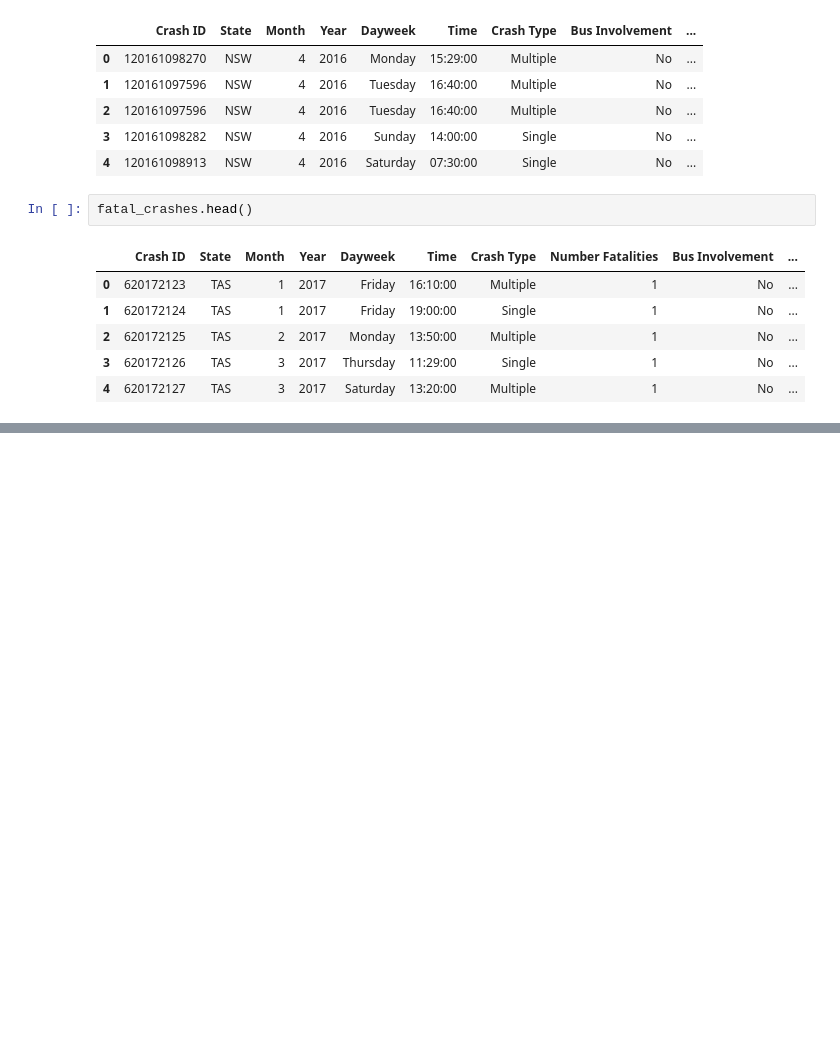
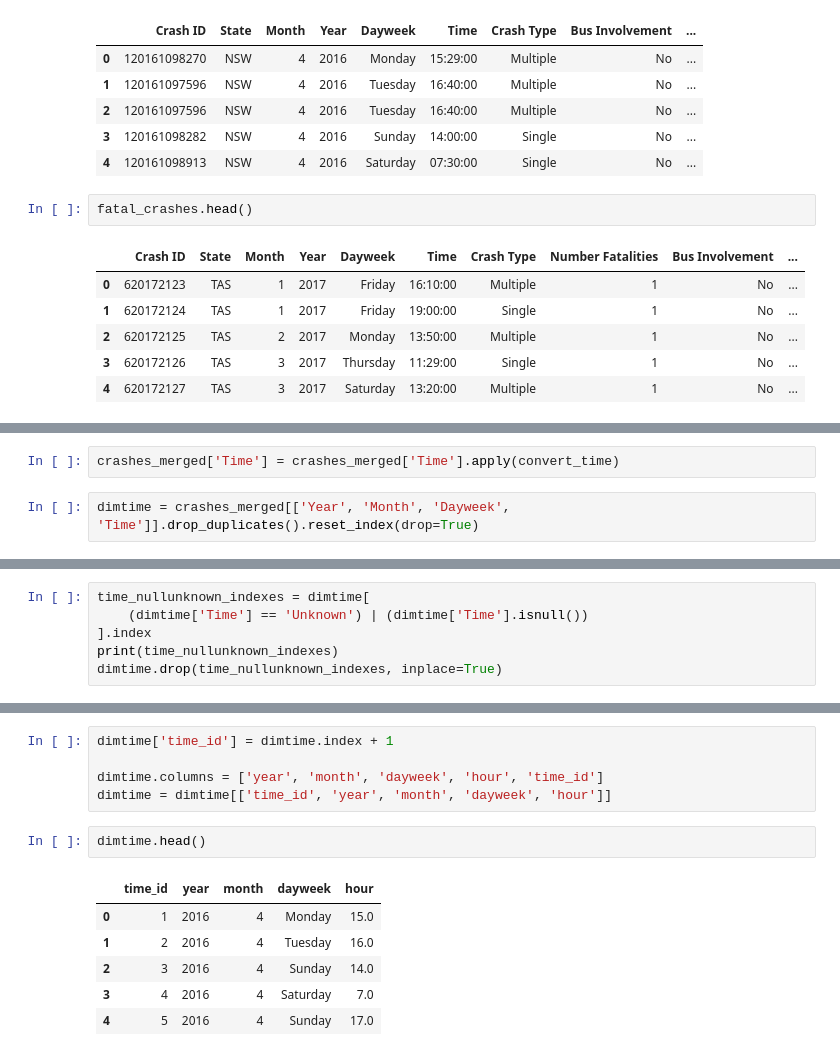
Before and after one commit to keanscott/datawarehousing_project1, a Jupyter notebook: project_1.ipynb, the cells around one changed output, grey strips where cells are left out. Cells and saved outputs as stored; diff of their text form; blank space fills up the shorter version.

```diff
--- a/project_1.ipynb
+++ b/project_1.ipynb
@@ -41,0 +157,4 @@ fatal_crashes.head()
+# %%
+crashes_merged['Time'] = crashes_merged['Time'].apply(convert_time)
+# %%
+dimtime = crashes_merged[['Year', 'Month', 'Dayweek', 'Time']].drop_duplicates().reset_index(drop=True)
@@ -41,0 +179,6 @@ fatal_crashes.head()
+# %%
+time_nullunknown_indexes = dimtime[
+    (dimtime['Time'] == 'Unknown') | (dimtime['Time'].isnull())
+].index
+print(time_nullunknown_indexes)
+dimtime.drop(time_nullunknown_indexes, inplace=True)
@@ -41,0 +205,14 @@ fatal_crashes.head()
+# %%
+dimtime['time_id'] = dimtime.index + 1
+
+dimtime.columns = ['year', 'month', 'dayweek', 'hour', 'time_id']
+dimtime = dimtime[['time_id', 'year', 'month', 'dayweek', 'hour']]
+# %%
+dimtime.head()
+# %% [output]
+|  | time_id | year | month | dayweek | hour |
+| 0 | 1 | 2016 | 4 | Monday | 15.0 |
+| 1 | 2 | 2016 | 4 | Tuesday | 16.0 |
+| 2 | 3 | 2016 | 4 | Sunday | 14.0 |
+| 3 | 4 | 2016 | 4 | Saturday | 7.0 |
+| 4 | 5 | 2016 | 4 | Sunday | 17.0 |
```
Also changed, not shown: parts of 50 cells of this notebook, 6 other files.
